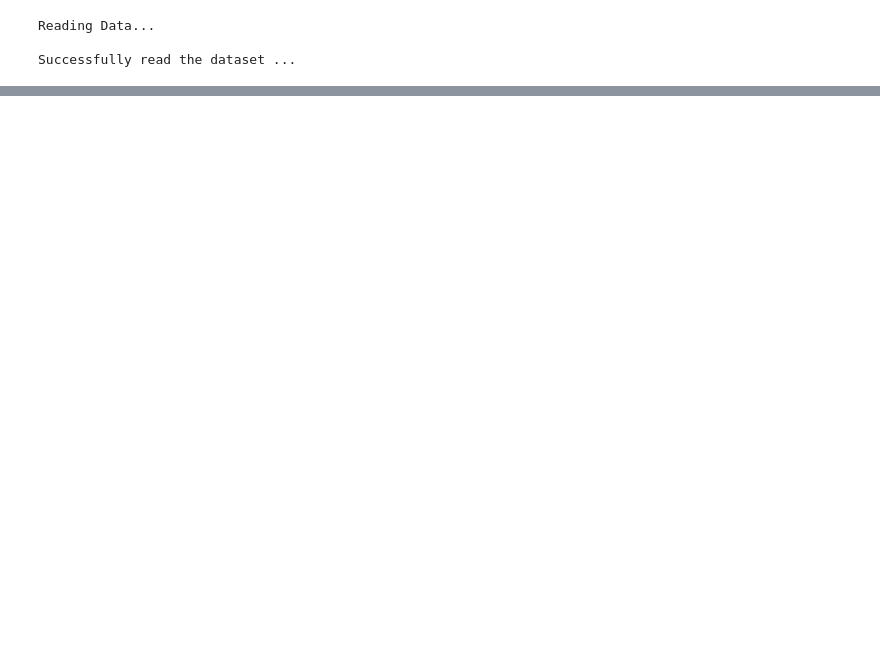
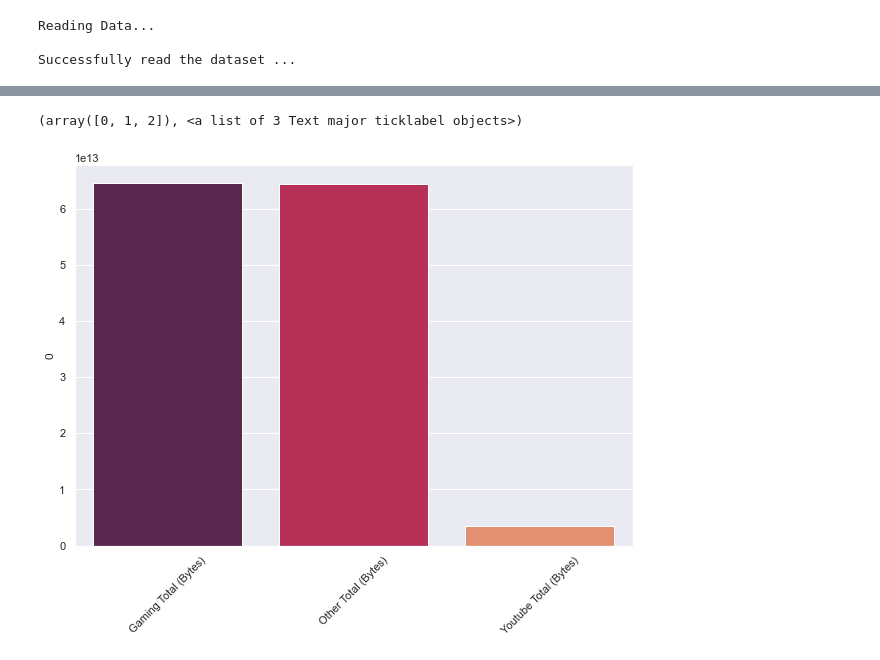
Before and after one commit to Blvisse/10-Academy, a Jupyter notebook: Week1/notebooks/Task2.ipynb, the cells around one changed output, grey strips where cells are left out. Drawn from its saved outputs; the diff is of its cells as text; code cells hidden in the pictures; blank space fills up the shorter version.

```diff
--- a/Week1/notebooks/Task2.ipynb
+++ b/Week1/notebooks/Task2.ipynb
@@ -48,0 +374,4 @@ TypeError: aggregateCategorical() missing 1 required positional argument: 'top'
+# %%
+
+appStats=data[['Social Media Total (Bytes)','Google Total (Bytes)','Email Total (Bytes)','Youtube Total (Bytes)','Netflix Total (Bytes)','Gaming Total (Bytes)','Other Total (Bytes)']]
+appTotals=appStats.sum(axis=0)
@@ -48,0 +389,11 @@ TypeError: aggregateCategorical() missing 1 required positional argument: 'top'
+# %%
+appDF=pd.DataFrame(appTotals)
+# %%
+top3=appDF.sort_values(by=0,ascending=False).head(3)
+# %%
+plt.figure(figsize=(10,7))
+sns.barplot(x=top3.index,y=top3[0],palette='rocket')
+plt.xticks(rotation=45)
+# %% [output]
+(array([0, 1, 2]), <a list of 3 Text major ticklabel objects>)
+[figure, added]
```
Also changed, not shown: parts of 38 cells of this notebook, 3 other files.
